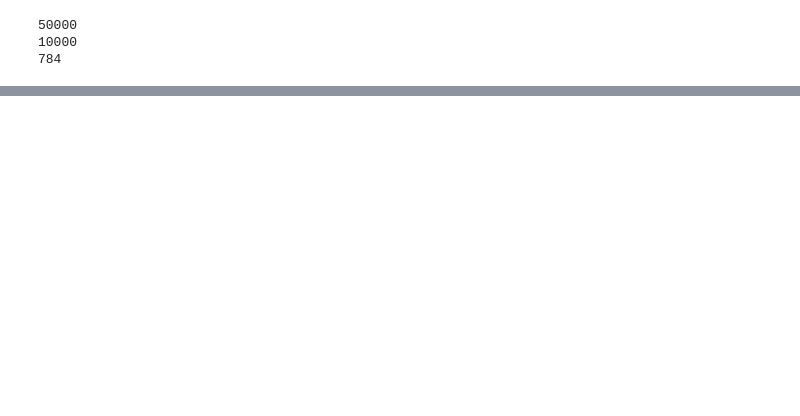
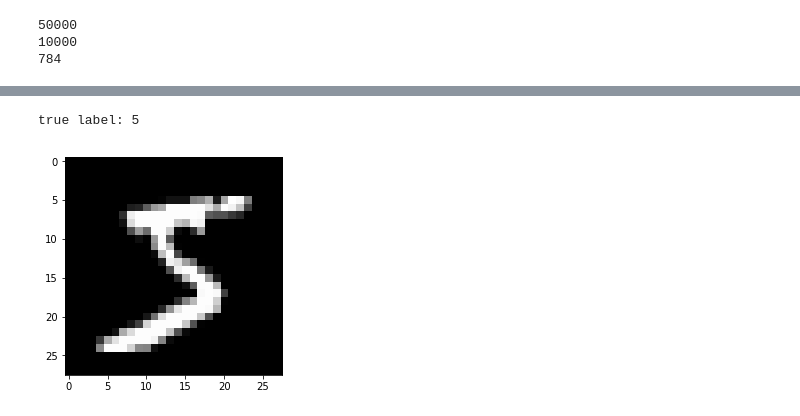
Before and after one commit to wingjammer1993/ML_Assign_1_KNN, a Jupyter notebook: ML_Assgn_1_KNN.ipynb, the cells around one changed output, grey strips where cells are left out. Drawn from its saved outputs; the diff is of its cells as text; code cells hidden in the pictures; blank space fills up the shorter version.

```diff
--- a/ML_Assgn_1_KNN.ipynb
+++ b/ML_Assgn_1_KNN.ipynb
@@ -212,0 +258,5 @@ OK
+# %%
+view_digit(data.train_x[0,:], data.train_y[0])
+# %% [output]
+true label: 5
+[figure, added]
```
Also changed, not shown: parts of 15 cells of this notebook.
